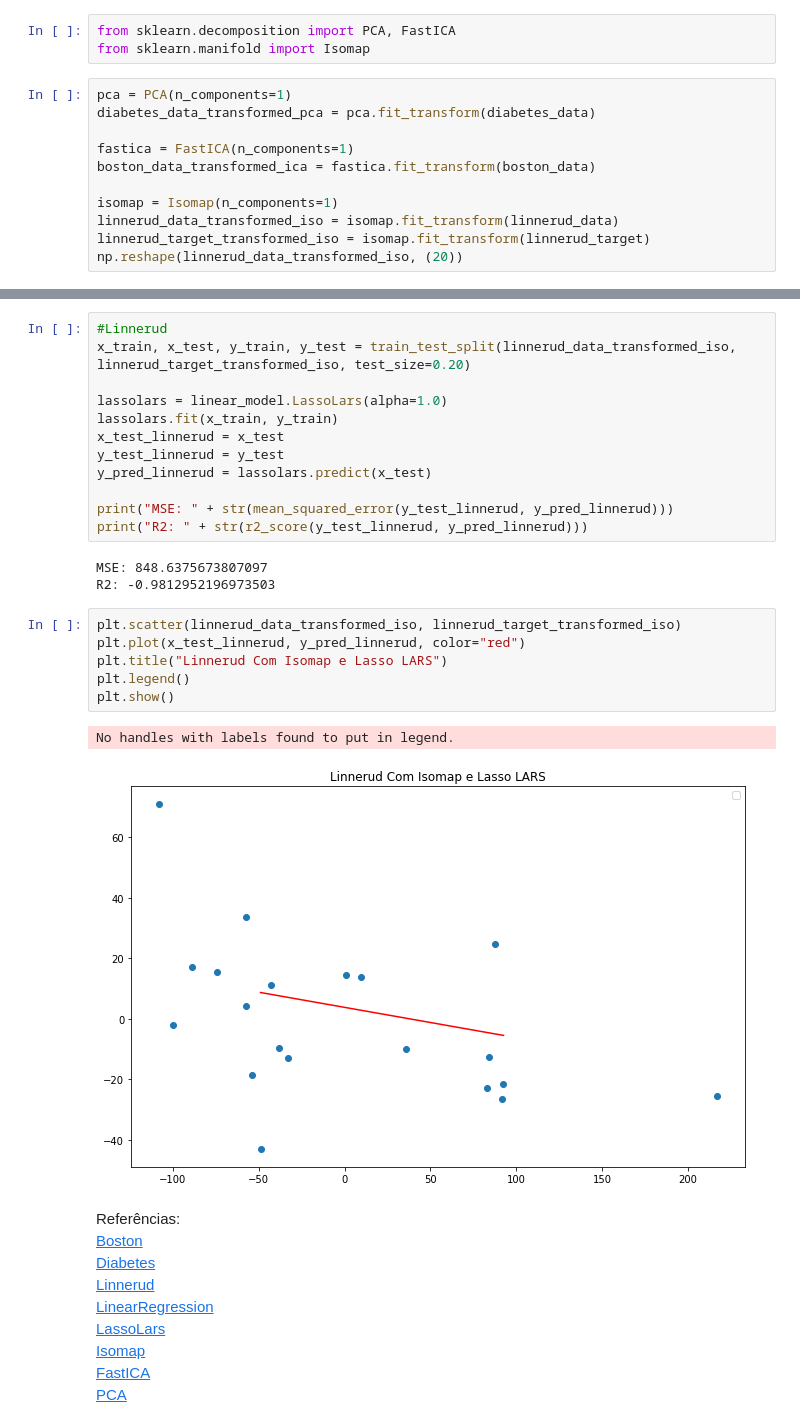
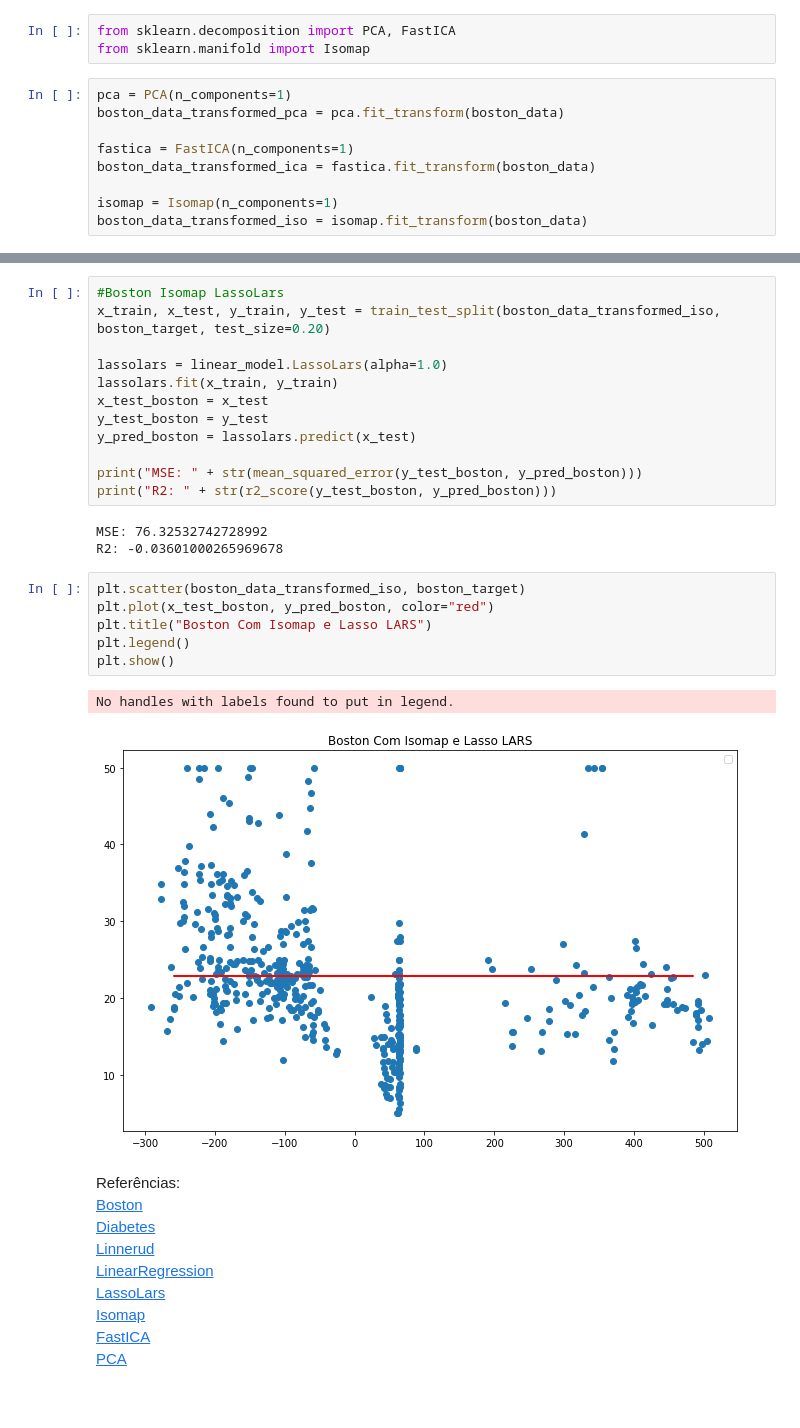
Before and after one commit to gabriel-murakami/SistemasInteligentes, a Jupyter notebook: EC_3.ipynb, the cells around one changed output, grey strips where cells are left out. Drawn from its saved outputs; the diff is of its cells as text.

```diff
--- a/EC_3.ipynb
+++ b/EC_3.ipynb
@@ -65,12 +45,10 @@ from sklearn.decomposition import PCA, FastICA
 from sklearn.manifold import Isomap
 # %%
 pca = PCA(n_components=1)
-diabetes_data_transformed_pca = pca.fit_transform(diabetes_data)
+boston_data_transformed_pca = pca.fit_transform(boston_data)
 
 fastica = FastICA(n_components=1)
 boston_data_transformed_ica = fastica.fit_transform(boston_data)
 
 isomap = Isomap(n_components=1)
-linnerud_data_transformed_iso = isomap.fit_transform(linnerud_data)
-linnerud_target_transformed_iso = isomap.fit_transform(linnerud_target)
-np.reshape(linnerud_data_transformed_iso, (20))
+boston_data_transformed_iso = isomap.fit_transform(boston_data)
@@ -147,27 +117,27 @@ No handles with labels found to put in legend.
 # %%
-#Linnerud
-x_train, x_test, y_train, y_test = train_test_split(linnerud_data_transformed_iso, linnerud_target_transformed_iso, test_size=0.20)
+#Boston Isomap LassoLars
+x_train, x_test, y_train, y_test = train_test_split(boston_data_transformed_iso, boston_target, test_size=0.20)
 
 lassolars = linear_model.LassoLars(alpha=1.0)
 lassolars.fit(x_train, y_train)
-x_test_linnerud = x_test
-y_test_linnerud = y_test
-y_pred_linnerud = lassolars.predict(x_test)
+x_test_boston = x_test
+y_test_boston = y_test
+y_pred_boston = lassolars.predict(x_test)
 
-print("MSE: " + str(mean_squared_error(y_test_linnerud, y_pred_linnerud)))
-print("R2: " + str(r2_score(y_test_linnerud, y_pred_linnerud)))
+print("MSE: " + str(mean_squared_error(y_test_boston, y_pred_boston)))
+print("R2: " + str(r2_score(y_test_boston, y_pred_boston)))
 # %% [output]
-MSE: 848.6375673807097
-R2: -0.9812952196973503
+MSE: 76.32532742728992
+R2: -0.03601000265969678
 # %%
-plt.scatter(linnerud_data_transformed_iso, linnerud_target_transformed_iso)
-plt.plot(x_test_linnerud, y_pred_linnerud, color="red")
-plt.title("Linnerud Com Isomap e Lasso LARS")
+plt.scatter(boston_data_transformed_iso, boston_target)
+plt.plot(x_test_boston, y_pred_boston, color="red")
+plt.title("Boston Com Isomap e Lasso LARS")
 plt.legend()
 plt.show()
 # %% [output]
 No handles with labels found to put in legend.
-[figure, old version]
+[figure, new version]
 # %% [markdown]
 Referências:
 <br>
```
Also changed, not shown: parts of 9 cells of this notebook.
